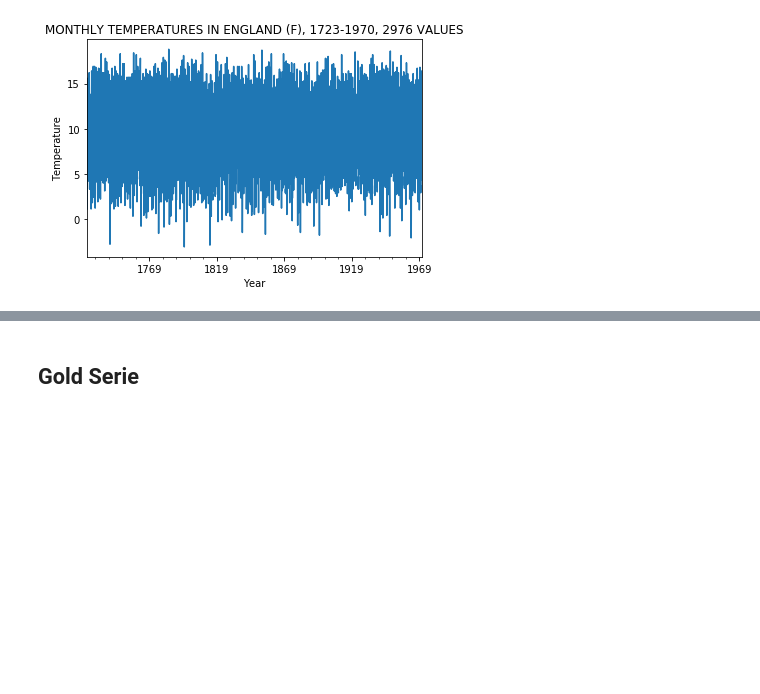
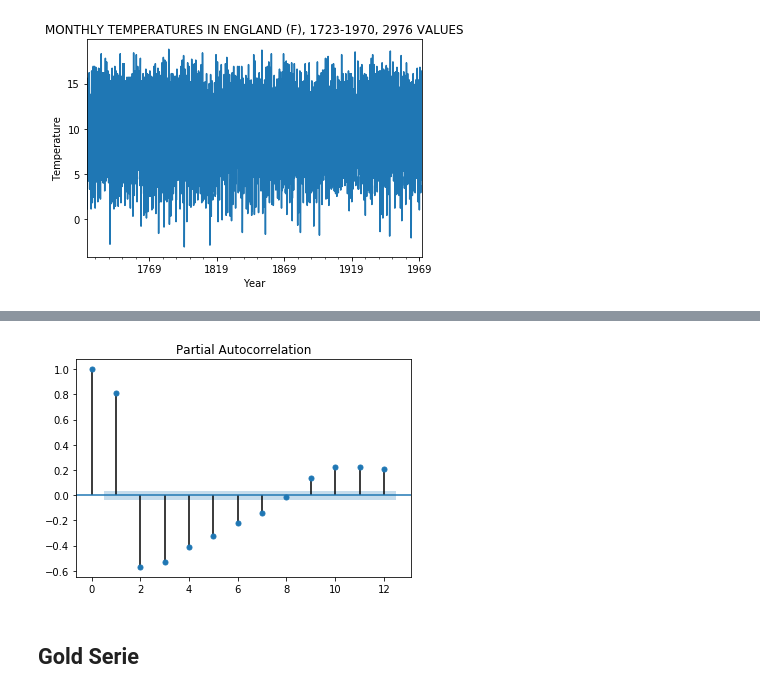
Before and after one commit to jamissonfreitas/IN1167, a Jupyter notebook: Cap1_2.ipynb, the cells around one changed output, grey strips where cells are left out. Saved outputs shown, nothing was run; the diff lists cells and outputs as text; code cells hidden in the pictures; blank space fills up the shorter version.

```diff
--- a/Cap1_2.ipynb
+++ b/Cap1_2.ipynb
@@ -63,0 +91,6 @@ plt.show()
+# %%
+# to use the pacf
+plot_pacf(series, lags=12)
+plt.show()
+# %% [output]
+[figure, added]
```
Also changed, not shown: parts of 9 cells of this notebook.
